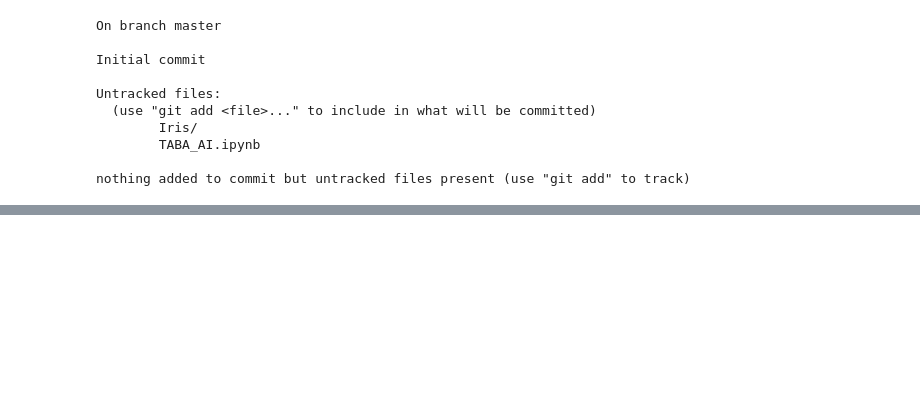
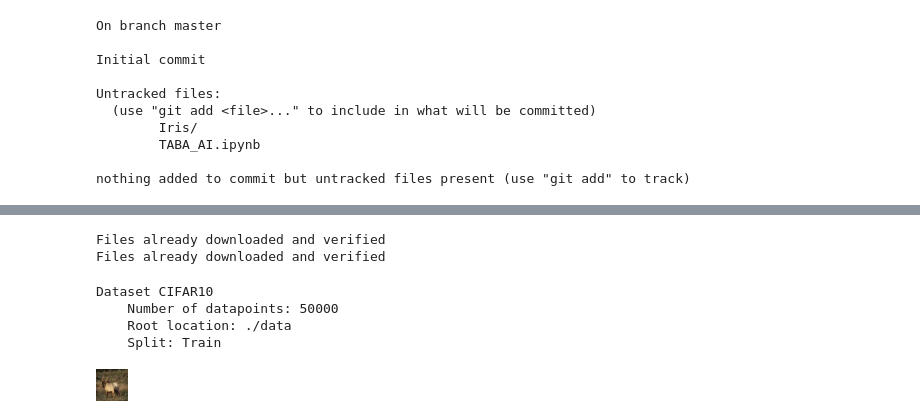
Before and after one commit to 9ye1/TABA_AI, a Jupyter notebook: TABA_AI.ipynb, the cells around one changed output, grey strips where cells are left out. Saved outputs shown, nothing was run; the diff lists cells and outputs as text; code cells hidden in the pictures; blank space fills up the shorter version.

```diff
--- a/TABA_AI.ipynb
+++ b/TABA_AI.ipynb
@@ -66,0 +278,20 @@ hint: See "git help submodule" for more information.
+# %%
+import torchvision
+from torchvision import transforms
+#train_data = torchvision.datasets.CIFAR10('./data', train=True, download=True, transform=transforms.ToTensor())
+train_data = torchvision.datasets.CIFAR10('./data', train=True, download=True)
+test_data = torchvision.datasets.CIFAR10('./data', train=False, download=True, transform=transforms.ToTensor())
+# %% [output]
+Files already downloaded and verified
+Files already downloaded and verified
+# %%
+train_data
+# %% [output]
+Dataset CIFAR10
+    Number of datapoints: 50000
+    Root location: ./data
+    Split: Train
+# %%
+train_data[3][0]
+# %% [output]
+[figure, added]
```
Also changed, not shown: parts of 110 cells of this notebook, 1 other file.
